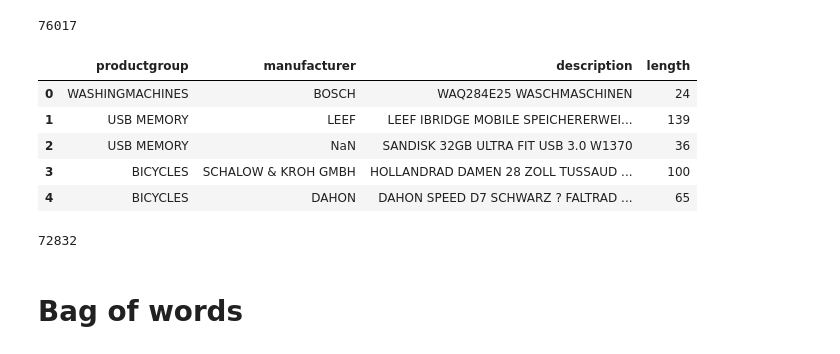
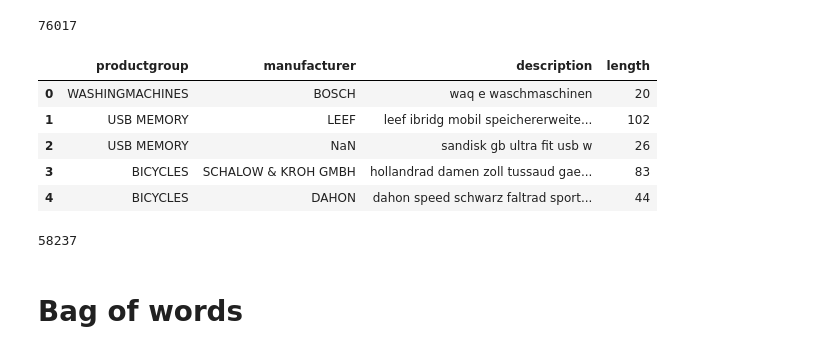
Before and after one commit to sulugodu/Product_category_classification, a Jupyter notebook: training.ipynb, the cells around one changed output. Cells and saved outputs as stored; diff of their text form; code cells hidden in the pictures.

```diff
--- a/training.ipynb
+++ b/training.ipynb
@@ -297,30 +255,49 @@ pipeline_stemm=FunctionTransformer(pipeline_stemmer, validate=False)
+# %%
+stop = stopwords.words(['english','german'])
+def remove_stopwords(description_string):
+    """The function to removing stopwords"""
+    text = [word.lower() for word in description_string.split() if word.lower() not in stop]
+    return " ".join(text)
+# %%
+lem = WordNetLemmatizer()
+
+def word_lem(text):
+    lem_text = [lem.lemmatize(word) for word in text.split()]
+    return " ".join(lem_text)
+# %%
+stemmer_porter = PorterStemmer()
+def stemmer(description_string):
+    """The function to apply stemming"""
+    stem_text = [stemmer_porter.stem(word) for word in description_string.split()]
+    return " ".join(stem_text)
 # %%
 # total number of characters in the description column
 data_analysis['description'].apply(lambda x: len(x.split(' '))).sum()
 # %% [output]
 76017
 # %%
-#data_analysis['description']=data_analysis['description'].apply(remove_punctuations)
-#data_analysis['description']=data_analysis['description'].apply(remove_numbers)
-#data_analysis['description']=data_analysis['description'].apply(remove_stopwords)
-#data_analysis['description']=data_analysis['description'].apply(word_lem)
-#data_analysis['description']=data_analysis['description'].apply(stemmer)
+data_analysis_demo = data_analysis.copy()
+data_analysis_demo['description']=data_analysis_demo['description'].apply(remove_punctuations)
+data_analysis_demo['description']=data_analysis_demo['description'].apply(remove_numbers)
+data_analysis_demo['description']=data_analysis_demo['description'].apply(remove_stopwords)
+data_analysis_demo['description']=data_analysis_demo['description'].apply(word_lem)
+data_analysis_demo['description']=data_analysis_demo['description'].apply(stemmer)
 # %%
 # new length of characters after text pre-processing
-data_analysis['length']=data_analysis['description'].transform(len)
-data_analysis.head()
+data_analysis_demo['length']=data_analysis_demo['description'].transform(len)
+data_analysis_demo.head()
 # %% [output]
 |  | productgroup | manufacturer | description | length |
-| 0 | WASHINGMACHINES | BOSCH | WAQ284E25 WASCHMASCHINEN | 24 |
-| 1 | USB MEMORY | LEEF | LEEF IBRIDGE MOBILE SPEICHERERWEI... | 139 |
-| 2 | USB MEMORY | NaN | SANDISK 32GB ULTRA FIT USB 3.0 W1370 | 36 |
-| 3 | BICYCLES | SCHALOW & KROH GMBH | HOLLANDRAD DAMEN 28 ZOLL TUSSAUD ... | 100 |
-| 4 | BICYCLES | DAHON | DAHON SPEED D7 SCHWARZ ? FALTRAD ... | 65 |
+| 0 | WASHINGMACHINES | BOSCH | waq e waschmaschinen | 20 |
+| 1 | USB MEMORY | LEEF | leef ibridg mobil speichererweite... | 102 |
+| 2 | USB MEMORY | NaN | sandisk gb ultra fit usb w | 26 |
+| 3 | BICYCLES | SCHALOW & KROH GMBH | hollandrad damen zoll tussaud gae... | 83 |
+| 4 | BICYCLES | DAHON | dahon speed schwarz faltrad sport... | 44 |
 # %%
 # total number of characters in the description column
-data_analysis['description'].apply(lambda x: len(x.split())).sum()
+data_analysis_demo['description'].apply(lambda x: len(x.split())).sum()
 # %% [output]
-72832
+58237
 # %% [markdown]
 # Bag of words
 # %%
```
Also changed, not shown: parts of 20 cells of this notebook.
